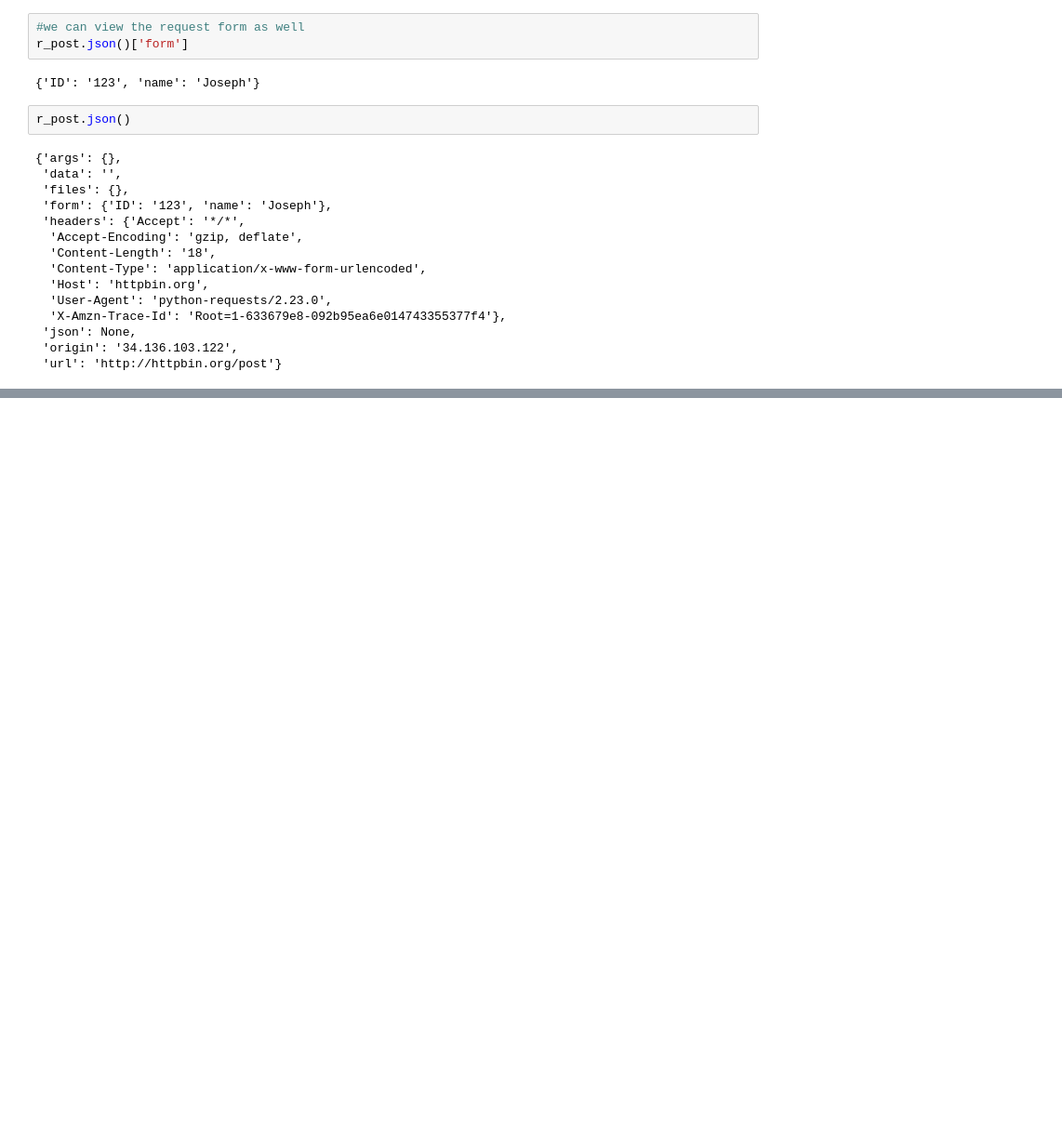
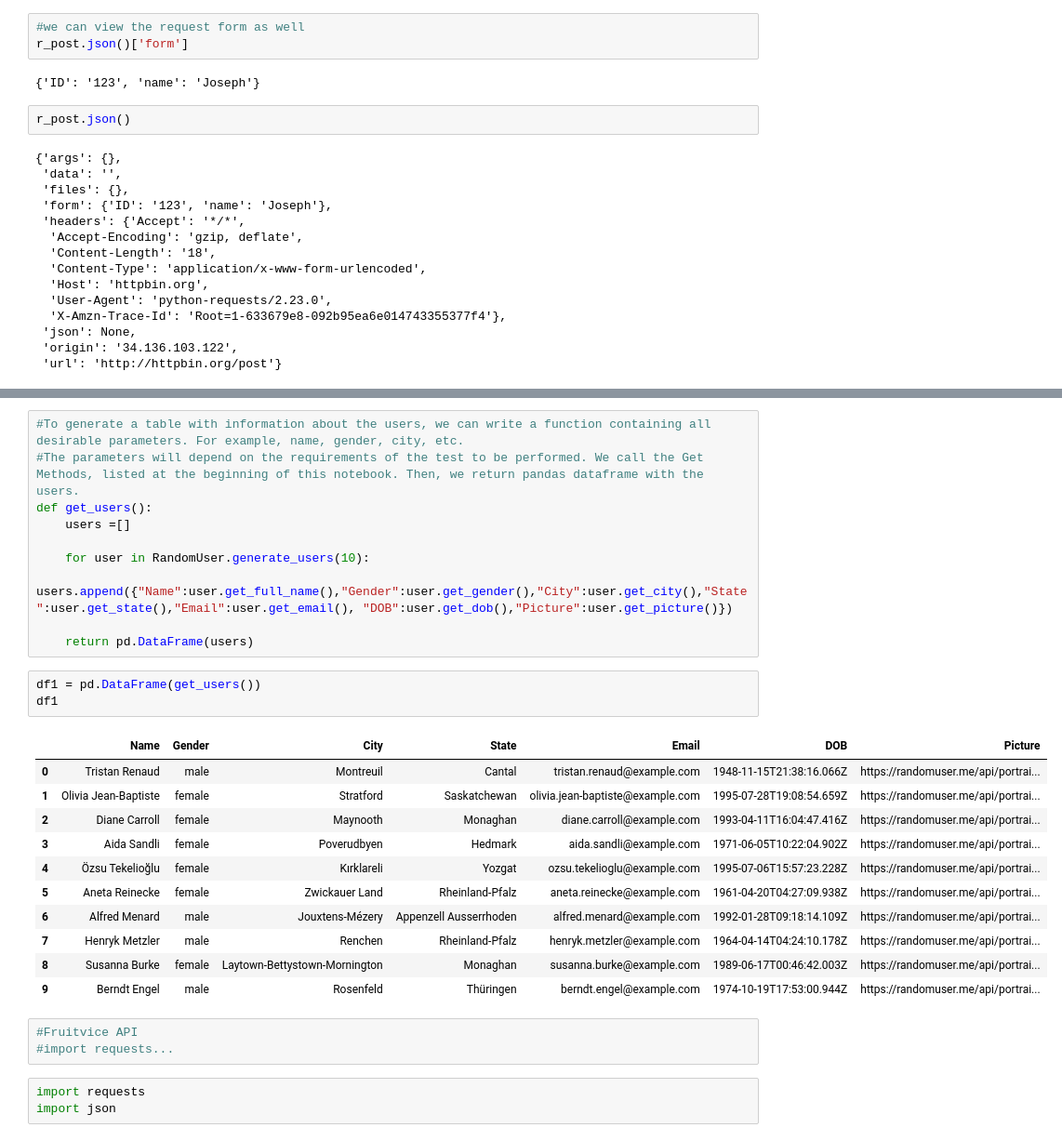
Before and after one commit to PosgradoMNA/actividades-de-aprendizaje-dsercam, a Jupyter notebook: Semana3_PythonIBM.ipynb, the cells around one changed output, grey strips where cells are left out. Shown at 93% size. Saved outputs shown, nothing was run; the diff lists cells and outputs as text; blank space fills up the shorter version.

```diff
--- a/Semana3_PythonIBM.ipynb
+++ b/Semana3_PythonIBM.ipynb
@@ -1078,0 +1130,31 @@ r_post.json()
+# %%
+#To generate a table with information about the users, we can write a function containing all desirable parameters. For example, name, gender, city, etc.
+#The parameters will depend on the requirements of the test to be performed. We call the Get Methods, listed at the beginning of this notebook. Then, we return pandas dataframe with the users.
+def get_users():
+    users =[]
+
+    for user in RandomUser.generate_users(10):
+        users.append({"Name":user.get_full_name(),"Gender":user.get_gender(),"City":user.get_city(),"State":user.get_state(),"Email":user.get_email(), "DOB":user.get_dob(),"Picture":user.get_picture()})
+
+    return pd.DataFrame(users)
+# %%
+df1 = pd.DataFrame(get_users())
+df1
+# %% [output]
+|  | Name | Gender | City | State | Email | DOB | Picture |
+| 0 | Tristan Renaud | male | Montreuil | Cantal | tristan.renaud@example.com | 1948-11-15T21:38:16.066Z | https://randomuser.me/api/portrai... |
+| 1 | Olivia Jean-Baptiste | female | Stratford | Saskatchewan | olivia.jean-baptiste@example.com | 1995-07-28T19:08:54.659Z | https://randomuser.me/api/portrai... |
+| 2 | Diane Carroll | female | Maynooth | Monaghan | diane.carroll@example.com | 1993-04-11T16:04:47.416Z | https://randomuser.me/api/portrai... |
+| 3 | Aida Sandli | female | Poverudbyen | Hedmark | aida.sandli@example.com | 1971-06-05T10:22:04.902Z | https://randomuser.me/api/portrai... |
+| 4 | Özsu Tekelioğlu | female | Kırklareli | Yozgat | ozsu.tekelioglu@example.com | 1995-07-06T15:57:23.228Z | https://randomuser.me/api/portrai... |
+| 5 | Aneta Reinecke | female | Zwickauer Land | Rheinland-Pfalz | aneta.reinecke@example.com | 1961-04-20T04:27:09.938Z | https://randomuser.me/api/portrai... |
+| 6 | Alfred Menard | male | Jouxtens-Mézery | Appenzell Ausserrhoden | alfred.menard@example.com | 1992-01-28T09:18:14.109Z | https://randomuser.me/api/portrai... |
+| 7 | Henryk Metzler | male | Renchen | Rheinland-Pfalz | henryk.metzler@example.com | 1964-04-14T04:24:10.178Z | https://randomuser.me/api/portrai... |
+| 8 | Susanna Burke | female | Laytown-Bettystown-Mornington | Monaghan | susanna.burke@example.com | 1989-06-17T00:46:42.003Z | https://randomuser.me/api/portrai... |
+| 9 | Berndt Engel | male | Rosenfeld | Thüringen | berndt.engel@example.com | 1974-10-19T17:53:00.944Z | https://randomuser.me/api/portrai... |
+# %%
+#Fruitvice API
+#import requests...
+# %%
+import requests
+import json
```
Also changed, not shown: parts of 16 cells of this notebook.
